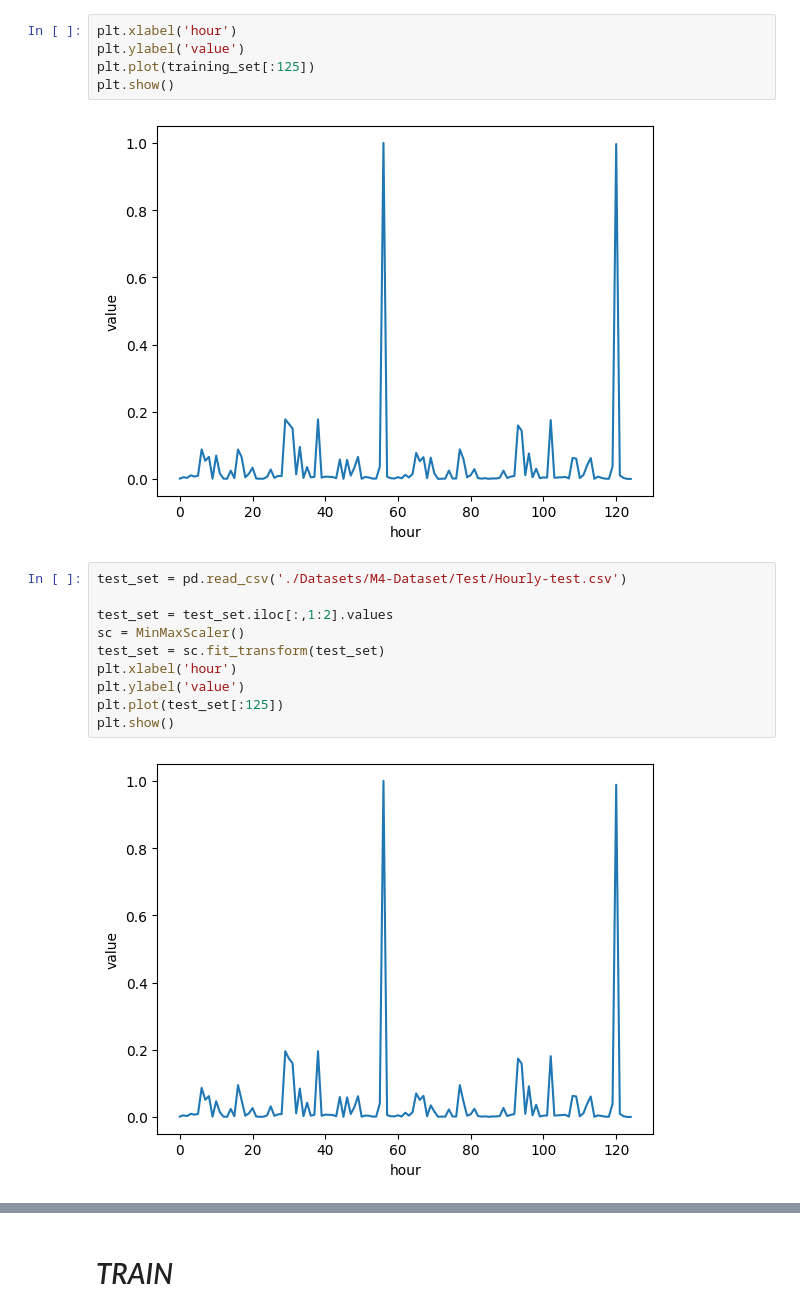
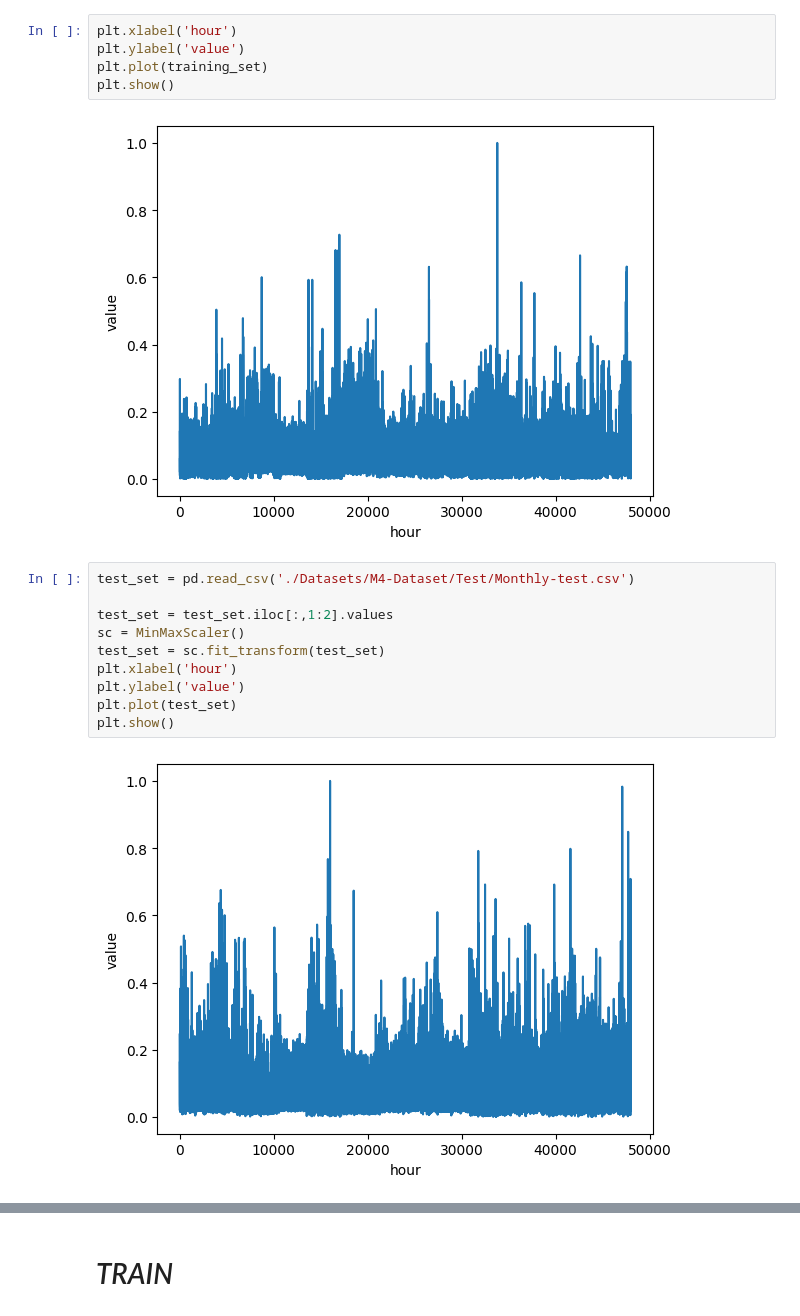
Before and after one commit to francomano/PSA-GAN, a Jupyter notebook: M4-train.ipynb, the cells around one changed output, grey strips where cells are left out. Drawn from its saved outputs; the diff is of its cells as text.

Commit message:
run M4-train

```diff
--- a/M4-train.ipynb
+++ b/M4-train.ipynb
@@ -27,21 +31,21 @@ dtype: bool
 # %%
 plt.xlabel('hour')
 plt.ylabel('value')
-plt.plot(training_set[:125])
+plt.plot(training_set)
 plt.show()
 # %% [output]
-[figure, old version]
+[figure, new version]
 # %%
-test_set = pd.read_csv('./Datasets/M4-Dataset/Test/Hourly-test.csv')
+test_set = pd.read_csv('./Datasets/M4-Dataset/Test/Monthly-test.csv')
 
 test_set = test_set.iloc[:,1:2].values
 sc = MinMaxScaler()
 test_set = sc.fit_transform(test_set)
 plt.xlabel('hour')
 plt.ylabel('value')
-plt.plot(test_set[:125])
+plt.plot(test_set)
 plt.show()
 # %% [output]
-[figure, old version]
+[figure, new version]
 # %%
 
```
Also changed, not shown: parts of 10 cells of this notebook.
